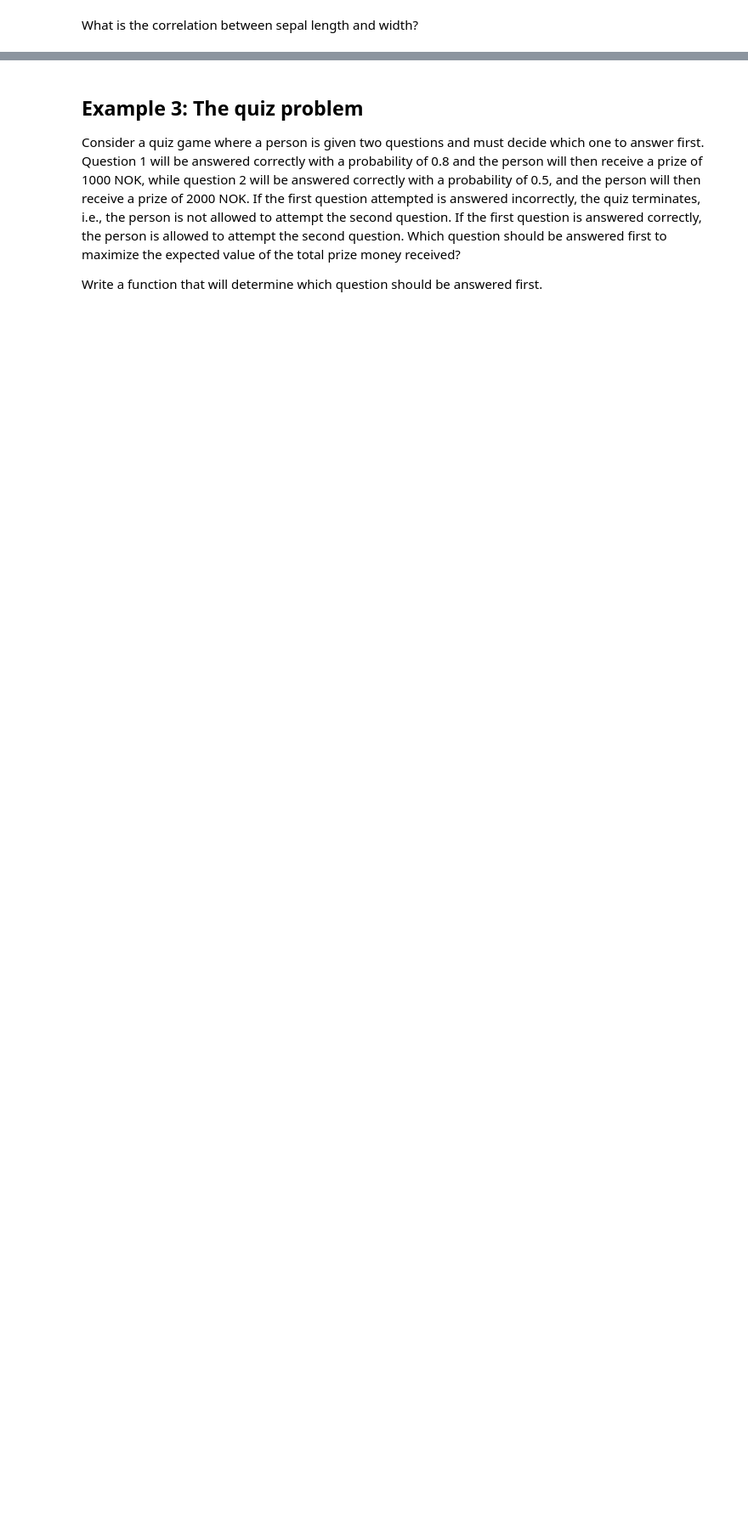
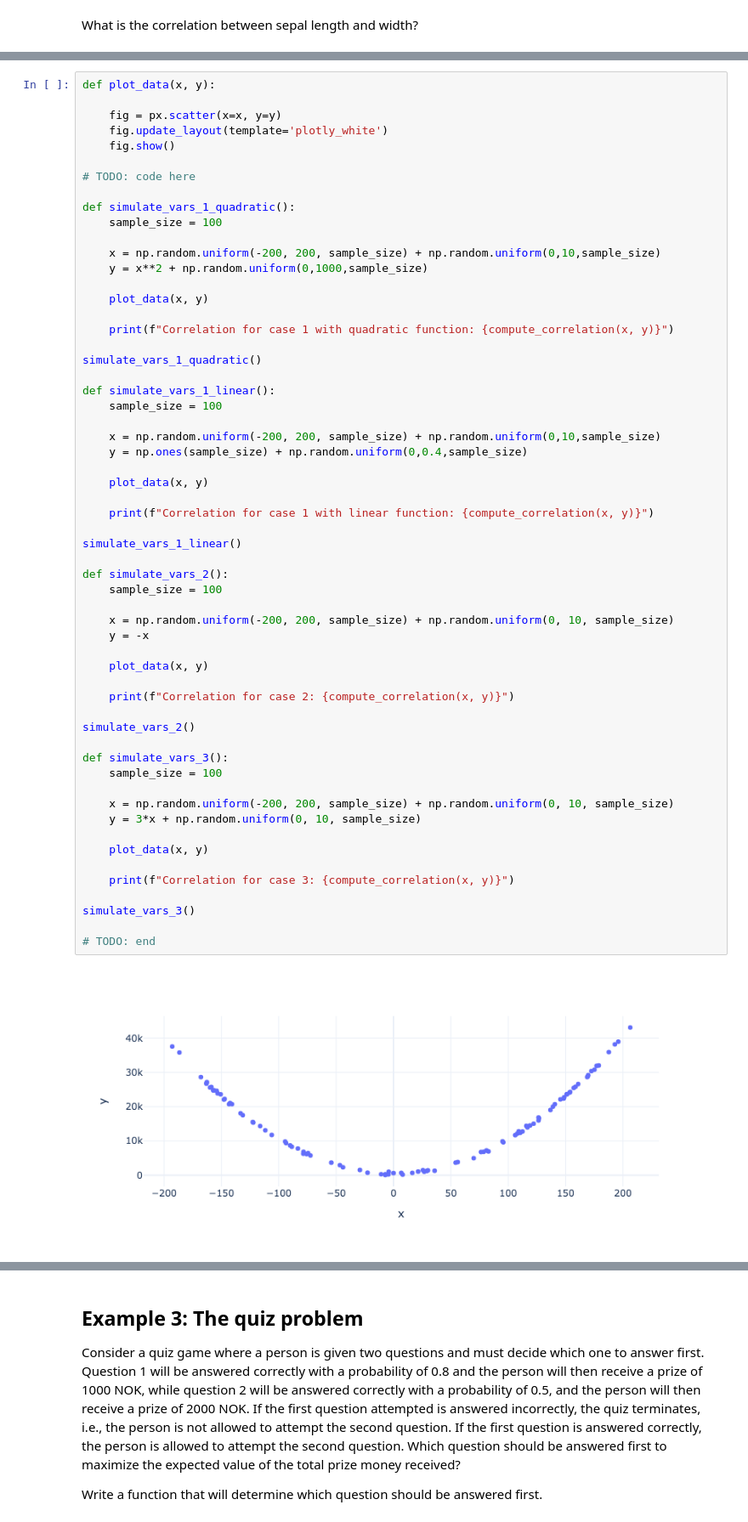
Before and after one commit to uio-bmi/stats_for_cs, a Jupyter notebook: Week_3_StatisticsIntro/Session1_StatsIntro.ipynb, the cells around one changed output, grey strips where cells are left out. Shown: that part at 85% size. Drawn from its saved outputs; the diff is of its cells as text; blank space fills up the shorter version.

```diff
--- a/Week_3_StatisticsIntro/Session1_StatsIntro.ipynb
+++ b/Week_3_StatisticsIntro/Session1_StatsIntro.ipynb
@@ -221,0 +235,60 @@ correlation(dataset['sepal_length'], dataset['sepal_width'])
+# %%
+def plot_data(x, y):
+
+    fig = px.scatter(x=x, y=y)
+    fig.update_layout(template='plotly_white')
+    fig.show()
+
+# TODO: code here
+
+def simulate_vars_1_quadratic():
+    sample_size = 100
+
+    x = np.random.uniform(-200, 200, sample_size) + np.random.uniform(0,10,sample_size)
+    y = x**2 + np.random.uniform(0,1000,sample_size)
+
+    plot_data(x, y)
+
+    print(f"Correlation for case 1 with quadratic function: {compute_correlation(x, y)}")
+
+simulate_vars_1_quadratic()
+
+def simulate_vars_1_linear():
+    sample_size = 100
+
+    x = np.random.uniform(-200, 200, sample_size) + np.random.uniform(0,10,sample_size)
+    y = np.ones(sample_size) + np.random.uniform(0,0.4,sample_size)
+
+    plot_data(x, y)
+
+    print(f"Correlation for case 1 with linear function: {compute_correlation(x, y)}")
+
+simulate_vars_1_linear()
+
+def simulate_vars_2():
+    sample_size = 100
+
+    x = np.random.uniform(-200, 200, sample_size) + np.random.uniform(0, 10, sample_size)
+    y = -x
+
+    plot_data(x, y)
+
+    print(f"Correlation for case 2: {compute_correlation(x, y)}")
+
+simulate_vars_2()
+
+def simulate_vars_3():
+    sample_size = 100
+
+    x = np.random.uniform(-200, 200, sample_size) + np.random.uniform(0, 10, sample_size)
+    y = 3*x + np.random.uniform(0, 10, sample_size)
+
+    plot_data(x, y)
+
+    print(f"Correlation for case 3: {compute_correlation(x, y)}")
+
+simulate_vars_3()
+
+# TODO: end
+# %% [output]
+[figure, added]
```
Also changed, not shown: parts of 13 cells of this notebook.
